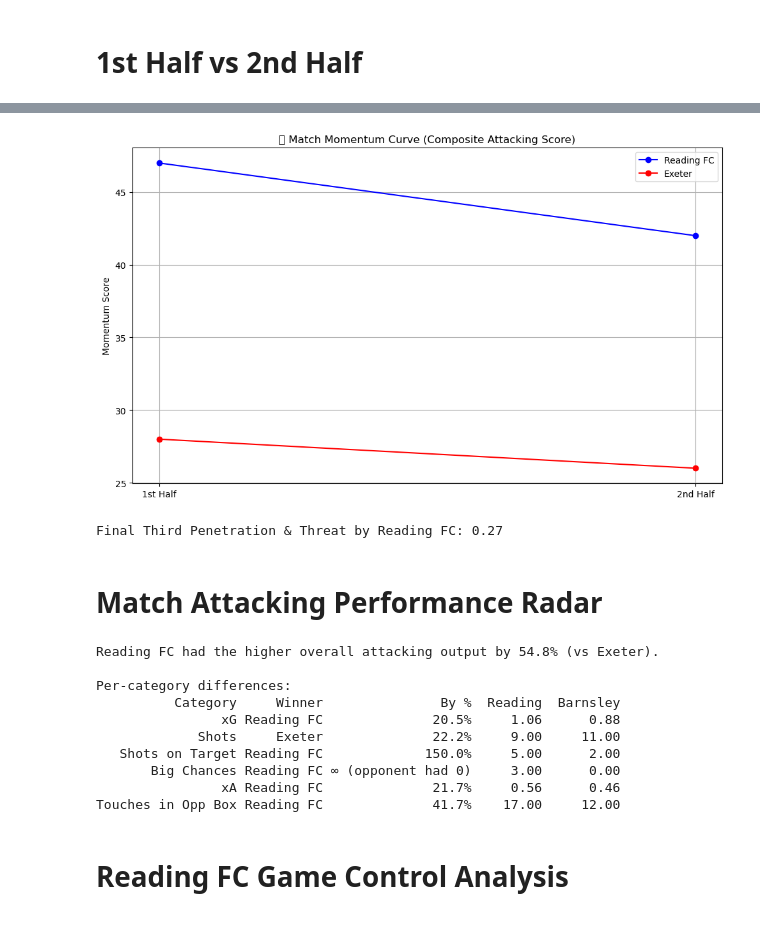
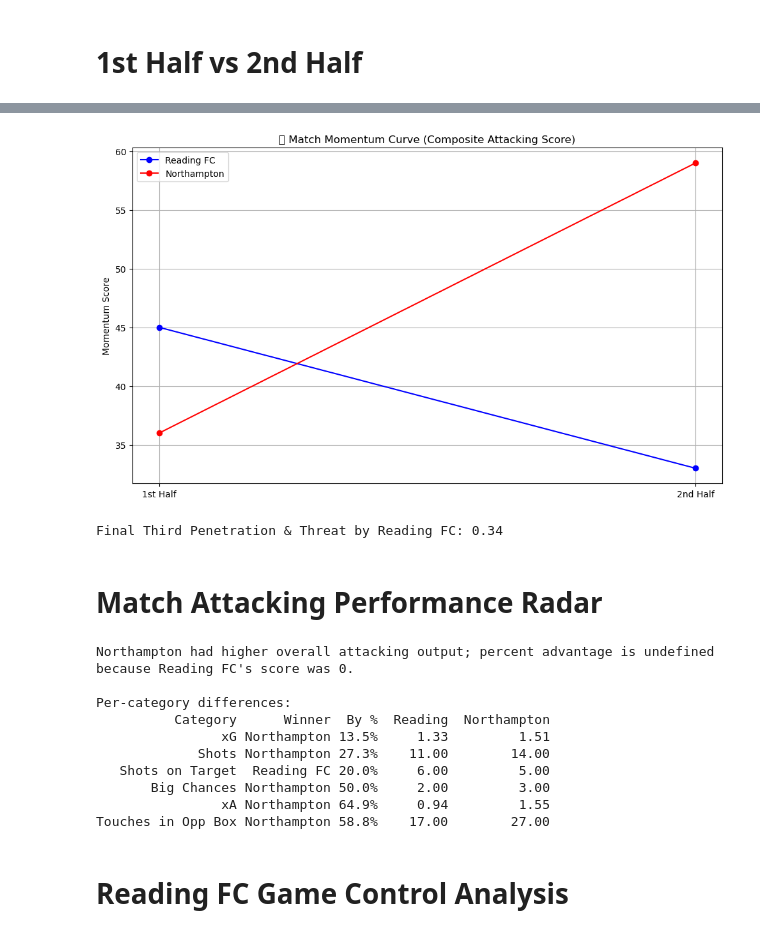
Before and after one commit to abryantgithub/Football_Analysis, a Jupyter notebook: notebooks/match-reports/Northampton-A.ipynb, the cells around one changed output, grey strips where cells are left out. Drawn from its saved outputs; the diff is of its cells as text; code cells hidden in the pictures.

```diff
--- a/notebooks/match-reports/Northampton-A.ipynb
+++ b/notebooks/match-reports/Northampton-A.ipynb
@@ -22,7 +22,7 @@ import numpy as np
 df = pd.read_csv('../../data/rfc_matchdata.csv')
 
 # Filtering for correct match
-df_match = df[(df["Opponent"] == "Exeter") & (df["Venue"] == "H")].reset_index(drop=True)
+df_match = df[(df["Opponent"] == "Northampton") & (df["Venue"] == "A")].reset_index(drop=True)
 
 match = df_match.iloc[0]
 # %% [markdown]
@@ -460,40 +460,40 @@ rfc_attack_2nd = (
     match['rfc_Passes_In_Final_Third_2nd']
 )
 
 opp_attack_1st = (
     match['opp_Shots_1st'] +
     match['opp_Touches_In_Opp_Box_1st'] +
     match['opp_Passes_In_Final_Third_1st']
 )
 opp_attack_2nd = (
     match['opp_Shots_2nd'] +
     match['opp_Touches_In_Opp_Box_2nd'] +
     match['opp_Passes_In_Finals_Third_2nd']
 )
 
 # Momentum score
 rfc_momentum = [rfc_attack_1st, rfc_attack_2nd]
 opp_momentum = [opp_attack_1st, opp_attack_2nd]
 
 # Plot
 plt.figure(figsize=(10, 6))
 plt.plot([0, 1], rfc_momentum, label='Reading FC', color='blue', marker='o')
-plt.plot([0, 1], opp_momentum, label='Exeter', color='red', marker='o')
+plt.plot([0, 1], opp_momentum, label='Northampton', color='red', marker='o')
 
 plt.xticks([0, 1], ['1st Half', '2nd Half'])
 plt.title("📊 Match Momentum Curve (Composite Attacking Score)")
 plt.ylabel("Momentum Score")
 plt.grid(True)
 plt.legend()
 plt.tight_layout()
 plt.show()
 # %% [output]
-[figure, old version]
+[figure, new version]
 # %%
 touches_per_f3_pass = match['rfc_Touches_In_Opp_Box'] / match['rfc_Passes_In_Final_Third'] if match['rfc_Passes_In_Final_Third'] else 0
 print(f"Final Third Penetration & Threat by Reading FC: {touches_per_f3_pass:.2f}")
 # %% [output]
-Final Third Penetration & Threat by Reading FC: 0.27
+Final Third Penetration & Threat by Reading FC: 0.34
 # %% [markdown]
 # Match Attacking Performance Radar
 # %%
@@ -568,10 +568,10 @@ else:
     # Compare and express percent advantage relative to the lower score
     if reading_score >= opp_score:
         leader = "Reading FC"
-        lagger = "Exeter"
+        lagger = "Northampton"
         pct = ((reading_score - opp_score) / opp_score * 100) if opp_score > 0 else float('inf')
     else:
-        leader = "Exeter"
+        leader = "Northampton"
         lagger = "Reading FC"
         pct = ((opp_score - reading_score) / reading_score * 100) if reading_score > 0 else float('inf')
 
@@ -594,10 +594,10 @@ def pct_diff(a, b):
 rows = []
 for cat, r_raw, o_raw in zip(attack_categories, reading_attack_vals, opp_attack_vals):
     if r_raw >= o_raw:
-        winner, loser = "Reading FC", "Exeter"
+        winner, loser = "Reading FC", "Northampton"
         pct, note = pct_diff(r_raw, o_raw)
     else:
-        winner, loser = "Exeter", "Reading FC"
+        winner, loser = "Northampton", "Reading FC"
         pct, note = pct_diff(o_raw, r_raw)
 
     pct_str = f"{pct:.1f}%" if isfinite(pct) else note or "∞"
@@ -606,7 +606,7 @@ for cat, r_raw, o_raw in zip(attack_categories, reading_attack_vals, opp_attack_
         "Winner": winner,
         "By %": pct_str,
         "Reading": r_raw,
-        "Barnsley": o_raw
+        "Northampton": o_raw
     })
 
 try:
@@ -618,18 +618,18 @@ except Exception:
     print("\nPer-category differences:")
     for row in rows:
         print(f"{row['Category']}: {row['Winner']} by {row['By %']} "
-              f"(Reading {row['Reading']} vs Exeter {row['Exeter']})")
+              f"(Reading {row['Reading']} vs Northampton {row['Northampton']})")
 # %% [output]
-Reading FC had the higher overall attacking output by 54.8% (vs Exeter).
+Northampton had higher overall attacking output; percent advantage is undefined because Reading FC's score was 0.
 
 Per-category differences:
-          Category     Winner               By %  Reading  Barnsley
-                xG Reading FC              20.5%     1.06      0.88
-             Shots     Exeter              22.2%     9.00     11.00
-   Shots on Target Reading FC             150.0%     5.00      2.00
-       Big Chances Reading FC ∞ (opponent had 0)     3.00      0.00
-                xA Reading FC              21.7%     0.56      0.46
-Touches in Opp Box Reading FC              41.7%    17.00     12.00
+          Category      Winner  By %  Reading  Northampton
+                xG Northampton 13.5%     1.33         1.51
+             Shots Northampton 27.3%    11.00        14.00
+   Shots on Target  Reading FC 20.0%     6.00         5.00
+       Big Chances Northampton 50.0%     2.00         3.00
+                xA Northampton 64.9%     0.94         1.55
+Touches in Opp Box Northampton 58.8%    17.00        27.00
 # %% [markdown]
 # Reading FC Game Control Analysis
 # %% [markdown]
```
Also changed, not shown: parts of 30 cells of this notebook, 1 other file.
